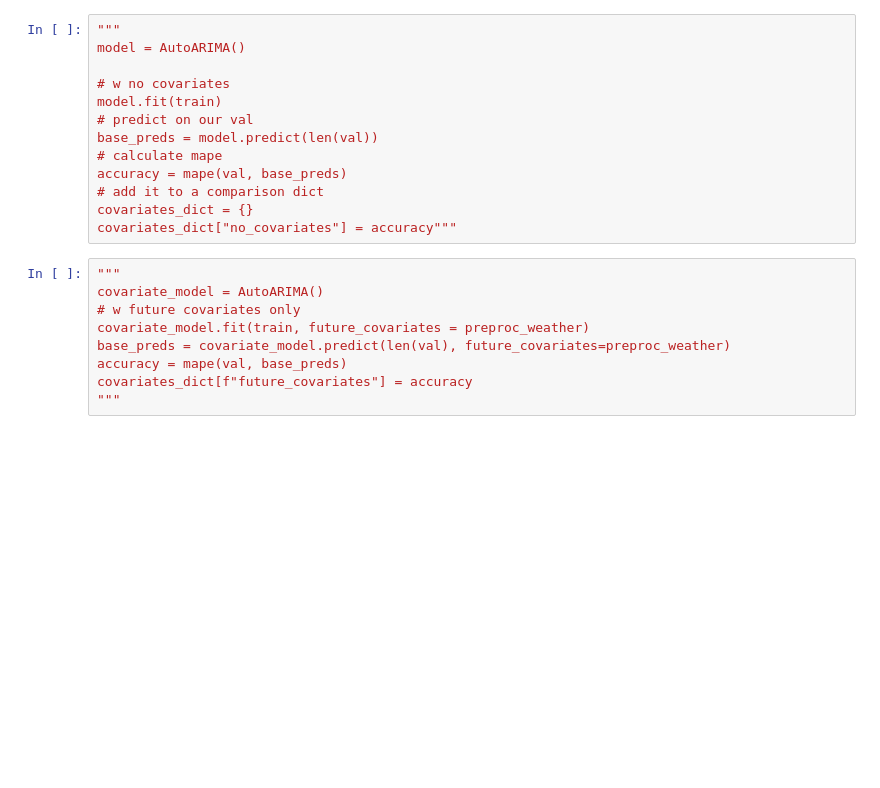
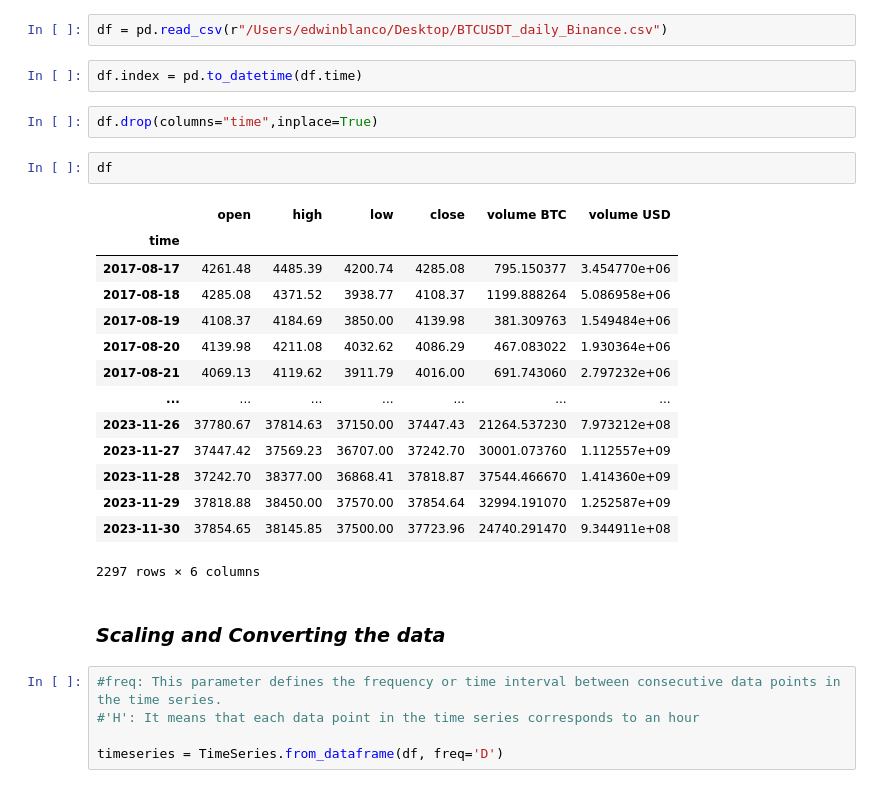
Before and after one commit to E-Brown96/crypto_market_assistant, a Jupyter notebook: notebooks/notebook_edwin.ipynb, the cells around one changed output. Drawn from its saved outputs; the diff is of its cells as text; blank space fills up the shorter version.

Commit message:
First darts model

```diff
--- a/notebooks/notebook_edwin.ipynb
+++ b/notebooks/notebook_edwin.ipynb
@@ -38,22 +71,30 @@ for model in [AutoARIMA, Prophet, TBATS]:
-# %%
-"""
-model = AutoARIMA()
-
-# w no covariates
-model.fit(train)
-# predict on our val
-base_preds = model.predict(len(val))
-# calculate mape
-accuracy = mape(val, base_preds)
-# add it to a comparison dict
-covariates_dict = {}
-covariates_dict["no_covariates"] = accuracy"""
-# %%
-"""
-covariate_model = AutoARIMA()
-# w future covariates only
-covariate_model.fit(train, future_covariates = preproc_weather)
-base_preds = covariate_model.predict(len(val), future_covariates=preproc_weather)
-accuracy = mape(val, base_preds)
-covariates_dict[f"future_covariates"] = accuracy
-"""
+# %%
+df = pd.read_csv(r"/Users/edwinblanco/Desktop/BTCUSDT_daily_Binance.csv")
+# %%
+df.index = pd.to_datetime(df.time)
+# %%
+df.drop(columns="time",inplace=True)
+# %%
+df
+# %% [output]
+|  | open | high | low | close | volume BTC | volume USD |
+| time |  |  |  |  |  |  |
+| 2017-08-17 | 4261.48 | 4485.39 | 4200.74 | 4285.08 | 795.150377 | 3.454770e+06 |
+| 2017-08-18 | 4285.08 | 4371.52 | 3938.77 | 4108.37 | 1199.888264 | 5.086958e+06 |
+| 2017-08-19 | 4108.37 | 4184.69 | 3850.00 | 4139.98 | 381.309763 | 1.549484e+06 |
+| 2017-08-20 | 4139.98 | 4211.08 | 4032.62 | 4086.29 | 467.083022 | 1.930364e+06 |
+| 2017-08-21 | 4069.13 | 4119.62 | 3911.79 | 4016.00 | 691.743060 | 2.797232e+06 |
+| ... | ... | ... | ... | ... | ... | ... |
+| 2023-11-26 | 37780.67 | 37814.63 | 37150.00 | 37447.43 | 21264.537230 | 7.973212e+08 |
+| 2023-11-27 | 37447.42 | 37569.23 | 36707.00 | 37242.70 | 30001.073760 | 1.112557e+09 |
+| 2023-11-28 | 37242.70 | 38377.00 | 36868.41 | 37818.87 | 37544.466670 | 1.414360e+09 |
+| 2023-11-29 | 37818.88 | 38450.00 | 37570.00 | 37854.64 | 32994.191070 | 1.252587e+09 |
+| 2023-11-30 | 37854.65 | 38145.85 | 37500.00 | 37723.96 | 24740.291470 | 9.344911e+08 |
+2297 rows × 6 columns
+# %% [markdown]
+### __*Scaling and Converting the data*__
+# %%
+#freq: This parameter defines the frequency or time interval between consecutive data points in the time series.
+#'H': It means that each data point in the time series corresponds to an hour
+
+timeseries = TimeSeries.from_dataframe(df, freq='D')
```
Also changed, not shown: parts of 24 cells of this notebook.
